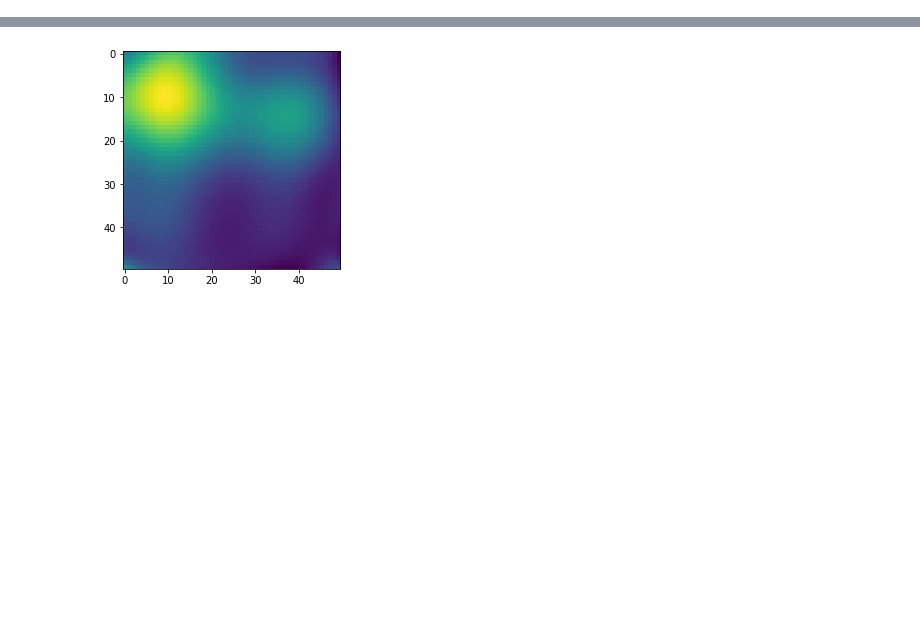
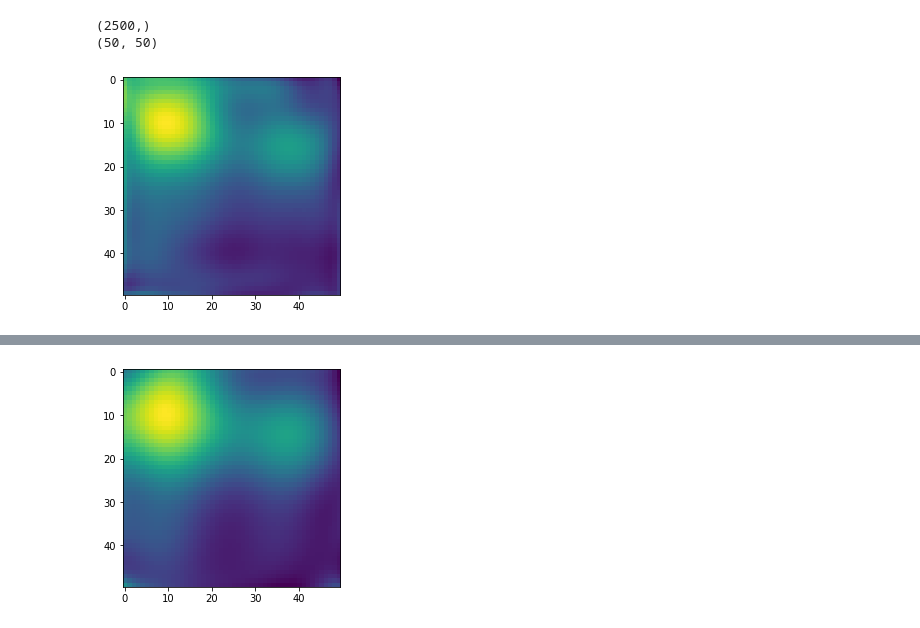
Before and after one commit to VemundST/Project2, a Jupyter notebook: main.ipynb, the cells around one changed output, grey strips where cells are left out. Cells and saved outputs as stored; diff of their text form; code cells hidden in the pictures; blank space fills up the shorter version.

```diff
--- a/main.ipynb
+++ b/main.ipynb
@@ -18,2 +22,20 @@ des = fx.DesignDesign(x,y,10)
+# %%
+design = fx.DesignDesign(x,y,10)
+data = frank
+inverse_term   = np.linalg.inv(design.T.dot(design))
+beta           = inverse_term.dot(design.T).dot(data)
+
+
+prediction = design @ beta
+print(prediction.shape)
+pred = np.reshape(prediction,[n_x,n_x])
+print(pred.shape)
+
+plt.imshow(pred)
+plt.show()
+# %% [output]
+(2500,)
+(50, 50)
+[figure, added]
 # %%
 linreg = cl.OLS()
```
Also changed, not shown: parts of 19 cells of this notebook, 3 other files.
